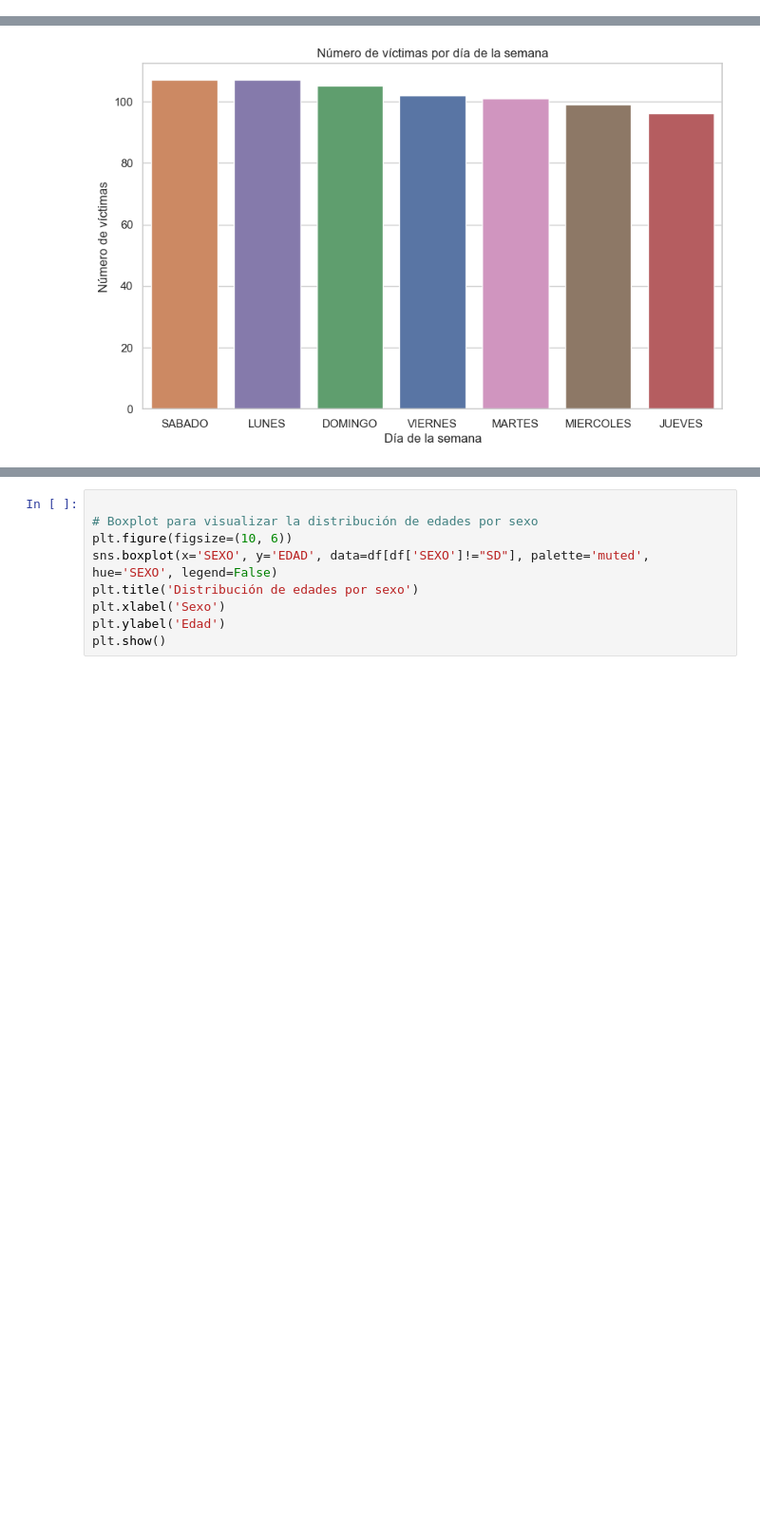
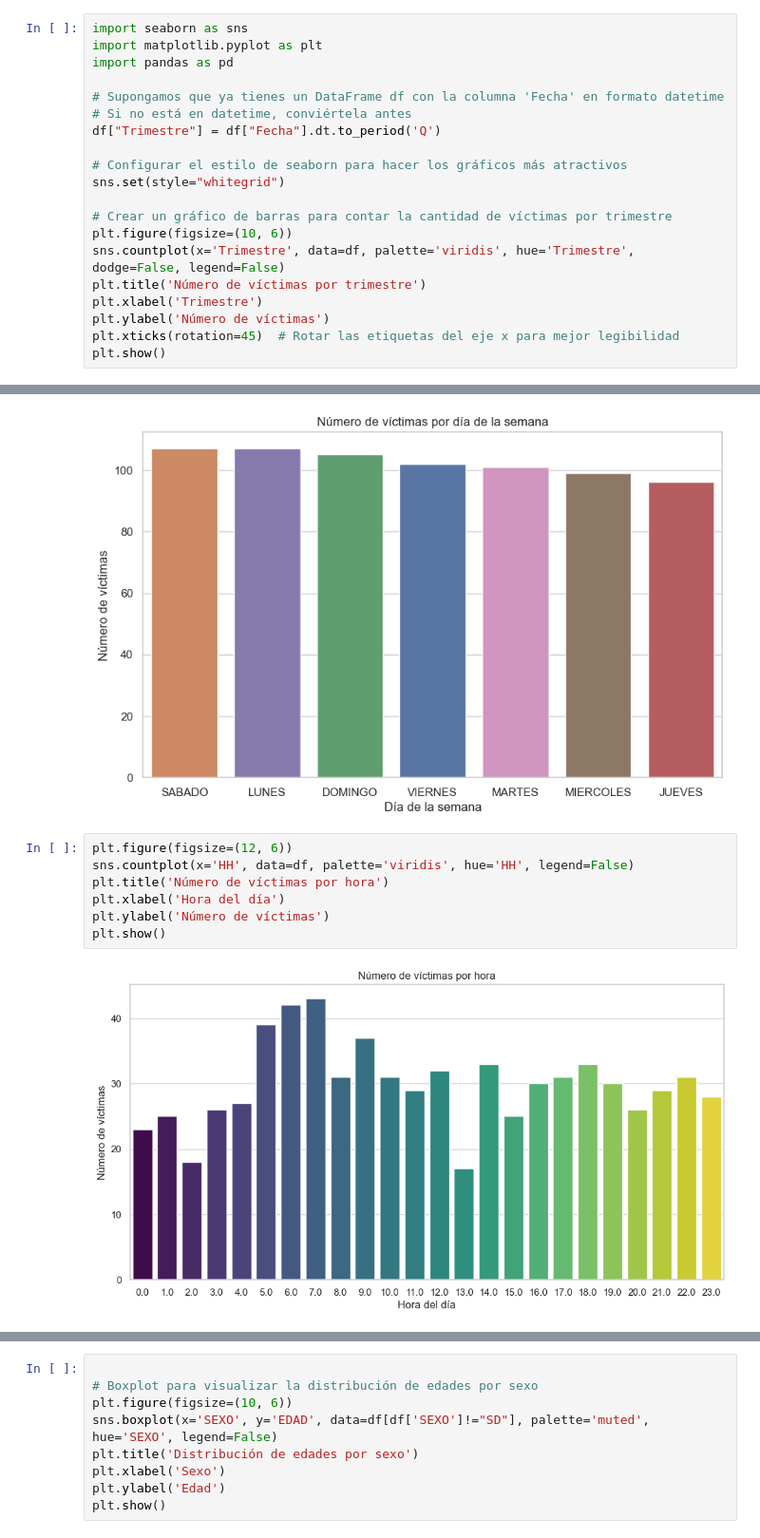
Before and after one commit to MarceloOrtizz/Proyecto_DA_Siniestros_Viales, a Jupyter notebook: eda.ipynb, the cells around one changed output, grey strips where cells are left out. Shown at 95% size. Drawn from its saved outputs; the diff is of its cells as text; blank space fills up the shorter version.

```diff
--- a/eda.ipynb
+++ b/eda.ipynb
@@ -209,3 +157,23 @@ plt.ylabel('Número de víctimas')
 plt.show()
 # %% [output]
 [figure]
+# %%
+import seaborn as sns
+import matplotlib.pyplot as plt
+import pandas as pd
+
+# Supongamos que ya tienes un DataFrame df con la columna 'Fecha' en formato datetime
+# Si no está en datetime, conviértela antes
+df["Trimestre"] = df["Fecha"].dt.to_period('Q')
+
+# Configurar el estilo de seaborn para hacer los gráficos más atractivos
+sns.set(style="whitegrid")
+
+# Crear un gráfico de barras para contar la cantidad de víctimas por trimestre
+plt.figure(figsize=(10, 6))
+sns.countplot(x='Trimestre', data=df, palette='viridis', hue='Trimestre', dodge=False, legend=False)
+plt.title('Número de víctimas por trimestre')
+plt.xlabel('Trimestre')
+plt.ylabel('Número de víctimas')
+plt.xticks(rotation=45)  # Rotar las etiquetas del eje x para mejor legibilidad
+plt.show()
@@ -230,3 +200,12 @@ plt.ylabel('Número de víctimas')
 plt.show()
 # %% [output]
 [figure]
+# %%
+plt.figure(figsize=(12, 6))
+sns.countplot(x='HH', data=df, palette='viridis', hue='HH', legend=False)
+plt.title('Número de víctimas por hora')
+plt.xlabel('Hora del día')
+plt.ylabel('Número de víctimas')
+plt.show()
+# %% [output]
+[figure, added]
```
Also changed, not shown: parts of 9 cells of this notebook.
